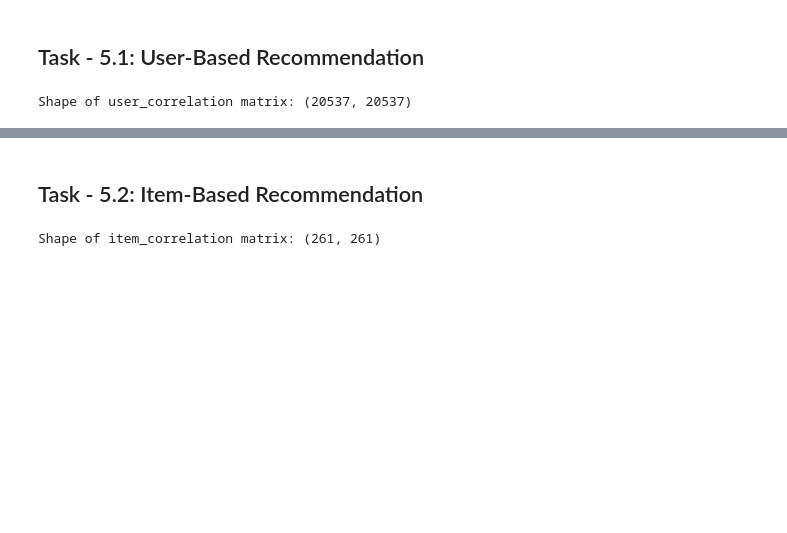
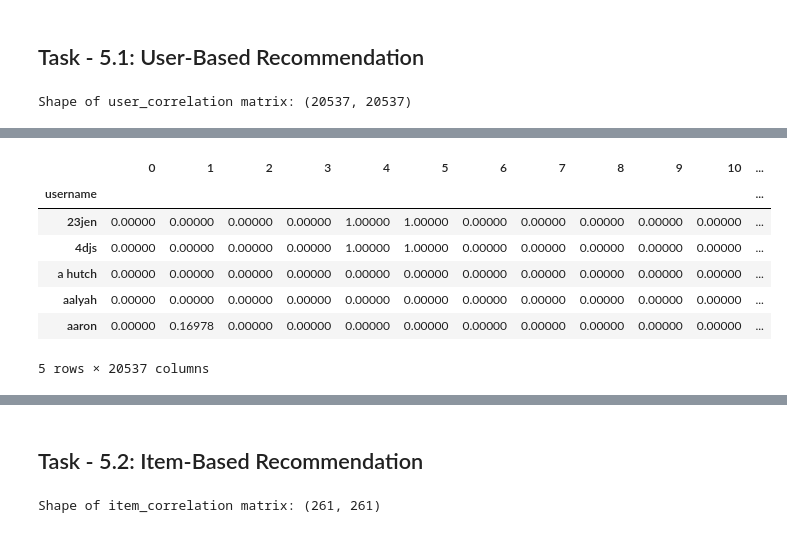
Before and after one commit to mundrapiyush/product-recommendation-app, a Jupyter notebook: development/product-recommendation-model-development.ipynb, the cells around one changed output, grey strips where cells are left out. Cells and saved outputs as stored; diff of their text form; code cells hidden in the pictures; blank space fills up the shorter version.

```diff
--- a/development/product-recommendation-model-development.ipynb
+++ b/development/product-recommendation-model-development.ipynb
@@ -792,0 +794,14 @@ with open('models/user_based_recommendation.pkl', 'wb') as file:
+# %%
+# Filter the user_correlation_df for users that are in common_users_list
+# This will help us in building the recommendation system based on common users.
+common_user_correlation_df_1 = user_correlation_df[user_correlation_df.index.isin(common_users_list)]
+common_user_correlation_df_1.head(5)
+# %% [output]
+|  | 0 | 1 | 2 | 3 | 4 | 5 | 6 | 7 | 8 | 9 | 10 | ... |
+| username |  |  |  |  |  |  |  |  |  |  |  | ... |
+| 23jen | 0.00000 | 0.00000 | 0.00000 | 0.00000 | 1.00000 | 1.00000 | 0.00000 | 0.00000 | 0.00000 | 0.00000 | 0.00000 | ... |
+| 4djs | 0.00000 | 0.00000 | 0.00000 | 0.00000 | 1.00000 | 1.00000 | 0.00000 | 0.00000 | 0.00000 | 0.00000 | 0.00000 | ... |
+| a hutch | 0.00000 | 0.00000 | 0.00000 | 0.00000 | 0.00000 | 0.00000 | 0.00000 | 0.00000 | 0.00000 | 0.00000 | 0.00000 | ... |
+| aalyah | 0.00000 | 0.00000 | 0.00000 | 0.00000 | 0.00000 | 0.00000 | 0.00000 | 0.00000 | 0.00000 | 0.00000 | 0.00000 | ... |
+| aaron | 0.00000 | 0.16978 | 0.00000 | 0.00000 | 0.00000 | 0.00000 | 0.00000 | 0.00000 | 0.00000 | 0.00000 | 0.00000 | ... |
+5 rows × 20537 columns
```
Also changed, not shown: parts of 34 cells of this notebook, 1 other file.
